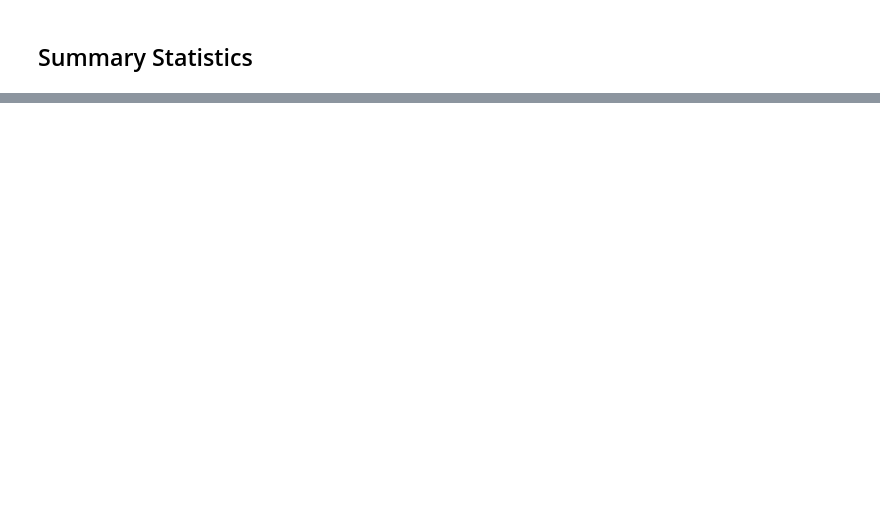
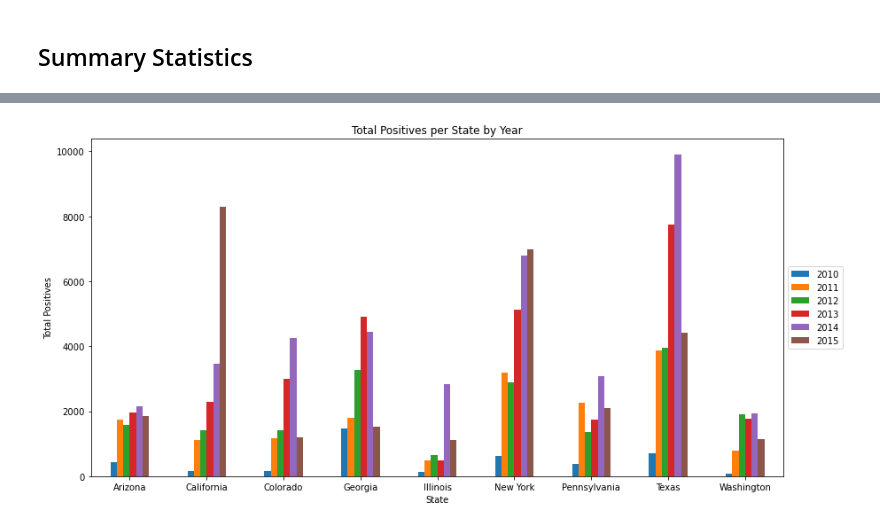
Before and after one commit to p4rc1v4l/flu_vs_weather, a Jupyter notebook: CDC_flu.ipynb, the cells around one changed output, grey strips where cells are left out. Cells and saved outputs as stored; diff of their text form; code cells hidden in the pictures; blank space fills up the shorter version.

```diff
--- a/CDC_flu.ipynb
+++ b/CDC_flu.ipynb
@@ -139,0 +154,8 @@ summary_statistics
+# %%
+bar_plot = state_group['Total Positives'].sum().unstack().plot(kind='bar', legend=False, figsize=(14,7), rot = 0,
+                                             title='Total Positives per State by Year')
+bar_plot.set_ylabel('Total Positives')
+bar_plot.legend(loc='center left', bbox_to_anchor=(1.0,0.5))
+plt.show()
+# %% [output]
+[figure, added]
```
Also changed, not shown: parts of 3 cells of this notebook, 2 other files.
